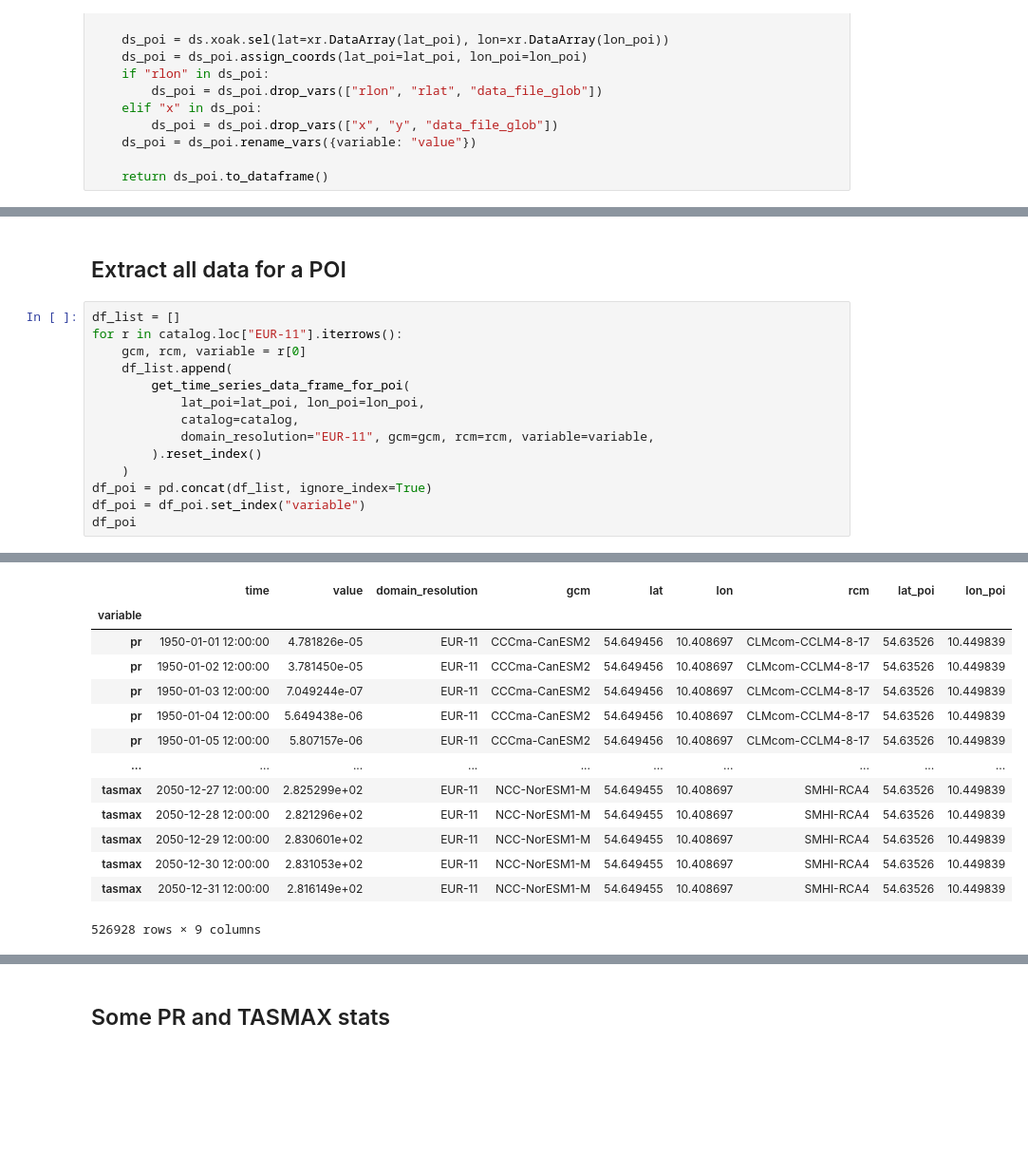
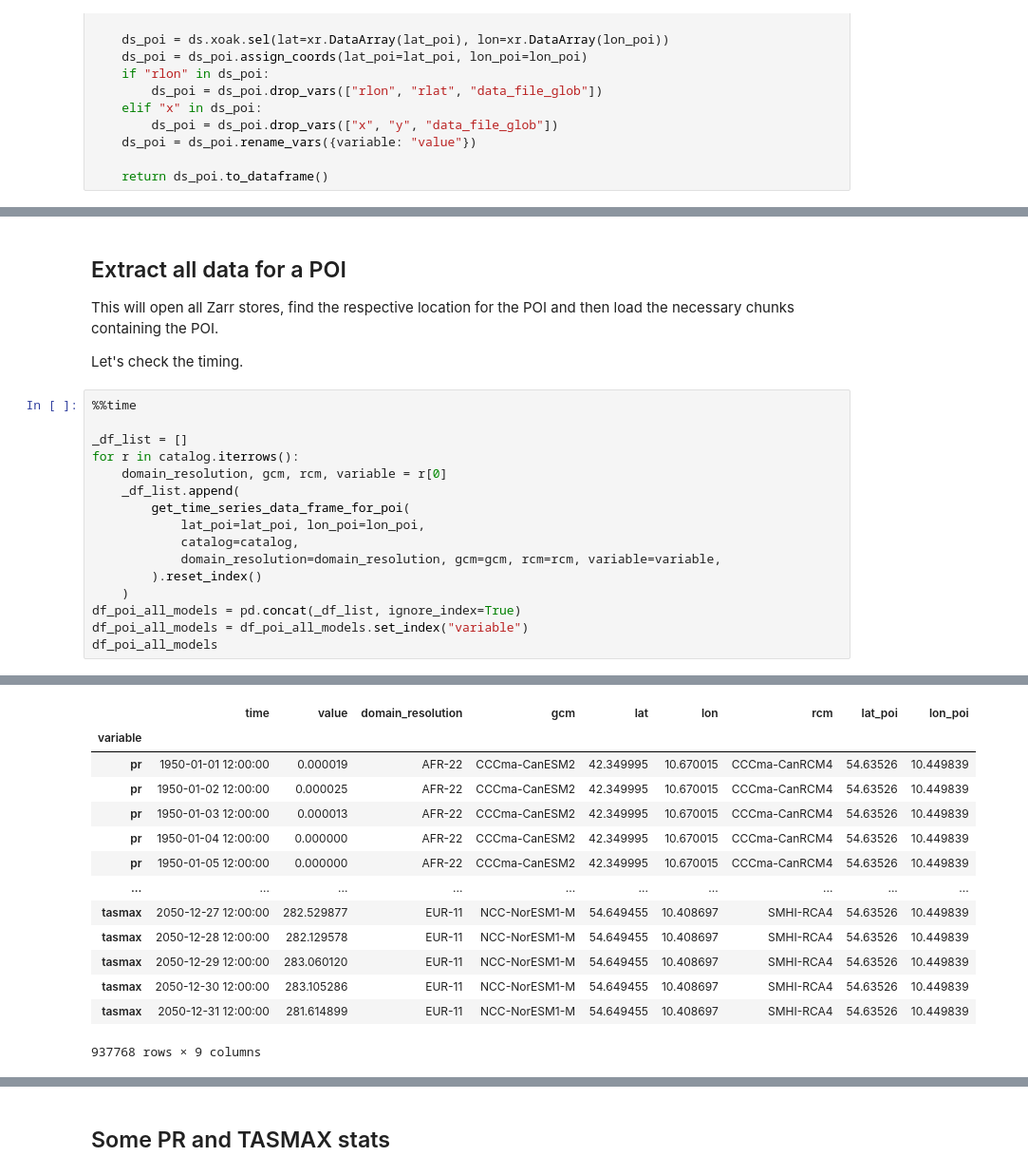
Before and after one commit to willirath/2025-02_climate_attribution_course_prep, a Jupyter notebook: notebooks/first_steps_with_the_data.ipynb, the cells around one changed output, grey strips where cells are left out. Shown at 95% size. Cells and saved outputs as stored; diff of their text form; blank space fills up the shorter version.

```diff
--- a/notebooks/read_data.ipynb
+++ b/notebooks/first_steps_with_the_data.ipynb
@@ -282,18 +307,24 @@ get_time_series_data_frame_for_poi(
 36865 rows × 9 columns
 # %% [markdown]
 ## Extract all data for a POI
+
+This will open all Zarr stores, find the respective location for the POI and then load the necessary chunks containing the POI.
+
+Let's check the timing.
 # %%
-df_list = []
-for r in catalog.loc["EUR-11"].iterrows():
-    gcm, rcm, variable = r[0]
-    df_list.append(
+%%time
+
+_df_list = []
+for r in catalog.iterrows():
+    domain_resolution, gcm, rcm, variable = r[0]
+    _df_list.append(
         get_time_series_data_frame_for_poi(
             lat_poi=lat_poi, lon_poi=lon_poi,
             catalog=catalog,
-            domain_resolution="EUR-11", gcm=gcm, rcm=rcm, variable=variable,
+            domain_resolution=domain_resolution, gcm=gcm, rcm=rcm, variable=variable,
         ).reset_index()
     )
-df_poi = pd.concat(df_list, ignore_index=True)
-df_poi = df_poi.set_index("variable")
-df_poi
+df_poi_all_models = pd.concat(_df_list, ignore_index=True)
+df_poi_all_models = df_poi_all_models.set_index("variable")
+df_poi_all_models
 # %% [output]
@@ -300,14 +333,14 @@ df_poi
 |  | time | value | domain_resolution | gcm | lat | lon | rcm | lat_poi | lon_poi |
 | variable |  |  |  |  |  |  |  |  |  |
-| pr | 1950-01-01 12:00:00 | 4.781826e-05 | EUR-11 | CCCma-CanESM2 | 54.649456 | 10.408697 | CLMcom-CCLM4-8-17 | 54.63526 | 10.449839 |
-| pr | 1950-01-02 12:00:00 | 3.781450e-05 | EUR-11 | CCCma-CanESM2 | 54.649456 | 10.408697 | CLMcom-CCLM4-8-17 | 54.63526 | 10.449839 |
-| pr | 1950-01-03 12:00:00 | 7.049244e-07 | EUR-11 | CCCma-CanESM2 | 54.649456 | 10.408697 | CLMcom-CCLM4-8-17 | 54.63526 | 10.449839 |
-| pr | 1950-01-04 12:00:00 | 5.649438e-06 | EUR-11 | CCCma-CanESM2 | 54.649456 | 10.408697 | CLMcom-CCLM4-8-17 | 54.63526 | 10.449839 |
-| pr | 1950-01-05 12:00:00 | 5.807157e-06 | EUR-11 | CCCma-CanESM2 | 54.649456 | 10.408697 | CLMcom-CCLM4-8-17 | 54.63526 | 10.449839 |
+| pr | 1950-01-01 12:00:00 | 0.000019 | AFR-22 | CCCma-CanESM2 | 42.349995 | 10.670015 | CCCma-CanRCM4 | 54.63526 | 10.449839 |
+| pr | 1950-01-02 12:00:00 | 0.000025 | AFR-22 | CCCma-CanESM2 | 42.349995 | 10.670015 | CCCma-CanRCM4 | 54.63526 | 10.449839 |
+| pr | 1950-01-03 12:00:00 | 0.000013 | AFR-22 | CCCma-CanESM2 | 42.349995 | 10.670015 | CCCma-CanRCM4 | 54.63526 | 10.449839 |
+| pr | 1950-01-04 12:00:00 | 0.000000 | AFR-22 | CCCma-CanESM2 | 42.349995 | 10.670015 | CCCma-CanRCM4 | 54.63526 | 10.449839 |
+| pr | 1950-01-05 12:00:00 | 0.000000 | AFR-22 | CCCma-CanESM2 | 42.349995 | 10.670015 | CCCma-CanRCM4 | 54.63526 | 10.449839 |
 | ... | ... | ... | ... | ... | ... | ... | ... | ... | ... |
-| tasmax | 2050-12-27 12:00:00 | 2.825299e+02 | EUR-11 | NCC-NorESM1-M | 54.649455 | 10.408697 | SMHI-RCA4 | 54.63526 | 10.449839 |
-| tasmax | 2050-12-28 12:00:00 | 2.821296e+02 | EUR-11 | NCC-NorESM1-M | 54.649455 | 10.408697 | SMHI-RCA4 | 54.63526 | 10.449839 |
-| tasmax | 2050-12-29 12:00:00 | 2.830601e+02 | EUR-11 | NCC-NorESM1-M | 54.649455 | 10.408697 | SMHI-RCA4 | 54.63526 | 10.449839 |
-| tasmax | 2050-12-30 12:00:00 | 2.831053e+02 | EUR-11 | NCC-NorESM1-M | 54.649455 | 10.408697 | SMHI-RCA4 | 54.63526 | 10.449839 |
-| tasmax | 2050-12-31 12:00:00 | 2.816149e+02 | EUR-11 | NCC-NorESM1-M | 54.649455 | 10.408697 | SMHI-RCA4 | 54.63526 | 10.449839 |
+| tasmax | 2050-12-27 12:00:00 | 282.529877 | EUR-11 | NCC-NorESM1-M | 54.649455 | 10.408697 | SMHI-RCA4 | 54.63526 | 10.449839 |
+| tasmax | 2050-12-28 12:00:00 | 282.129578 | EUR-11 | NCC-NorESM1-M | 54.649455 | 10.408697 | SMHI-RCA4 | 54.63526 | 10.449839 |
+| tasmax | 2050-12-29 12:00:00 | 283.060120 | EUR-11 | NCC-NorESM1-M | 54.649455 | 10.408697 | SMHI-RCA4 | 54.63526 | 10.449839 |
+| tasmax | 2050-12-30 12:00:00 | 283.105286 | EUR-11 | NCC-NorESM1-M | 54.649455 | 10.408697 | SMHI-RCA4 | 54.63526 | 10.449839 |
+| tasmax | 2050-12-31 12:00:00 | 281.614899 | EUR-11 | NCC-NorESM1-M | 54.649455 | 10.408697 | SMHI-RCA4 | 54.63526 | 10.449839 |
-526928 rows × 9 columns
+937768 rows × 9 columns
```
Also changed, not shown: parts of 29 cells of this notebook, 1 other file.
